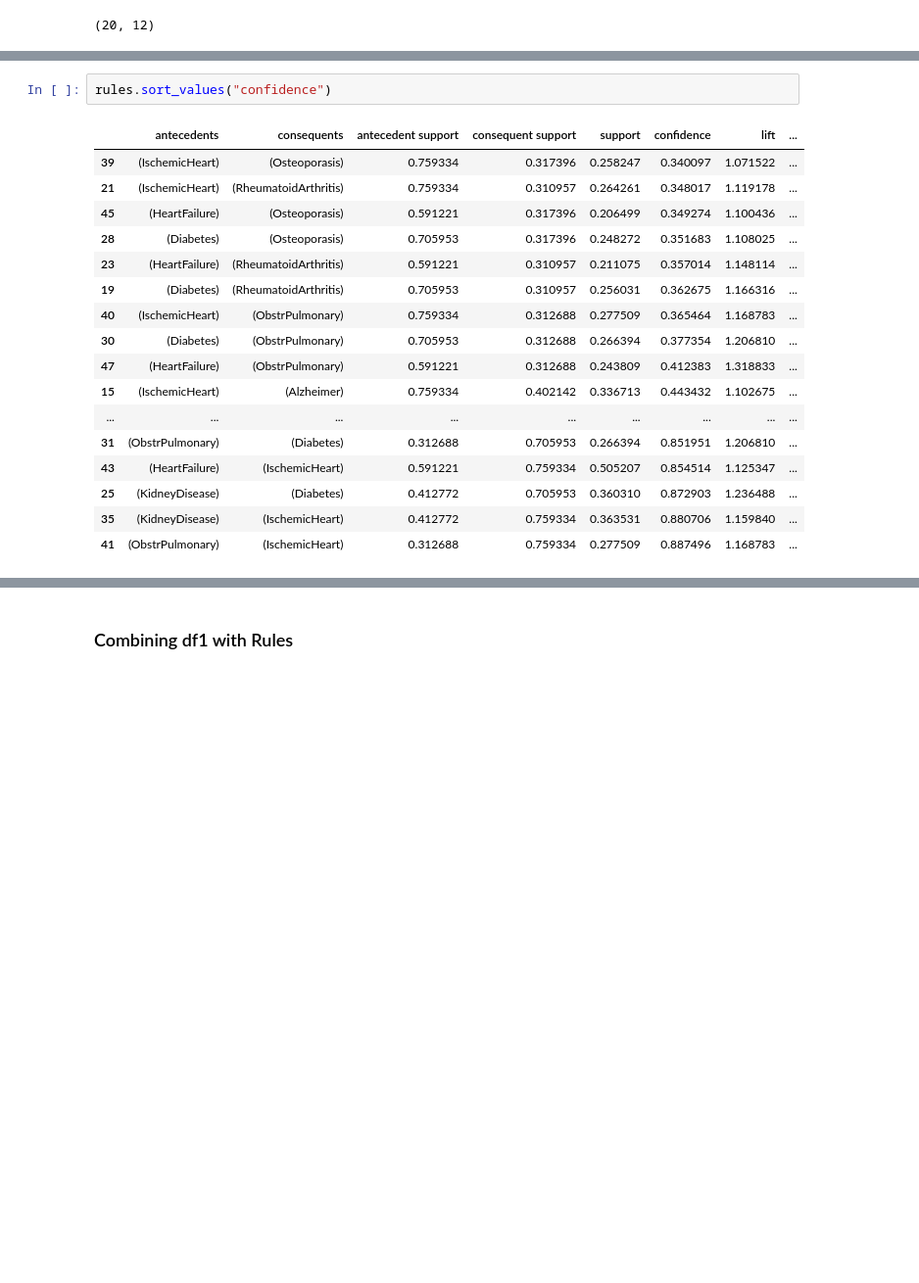
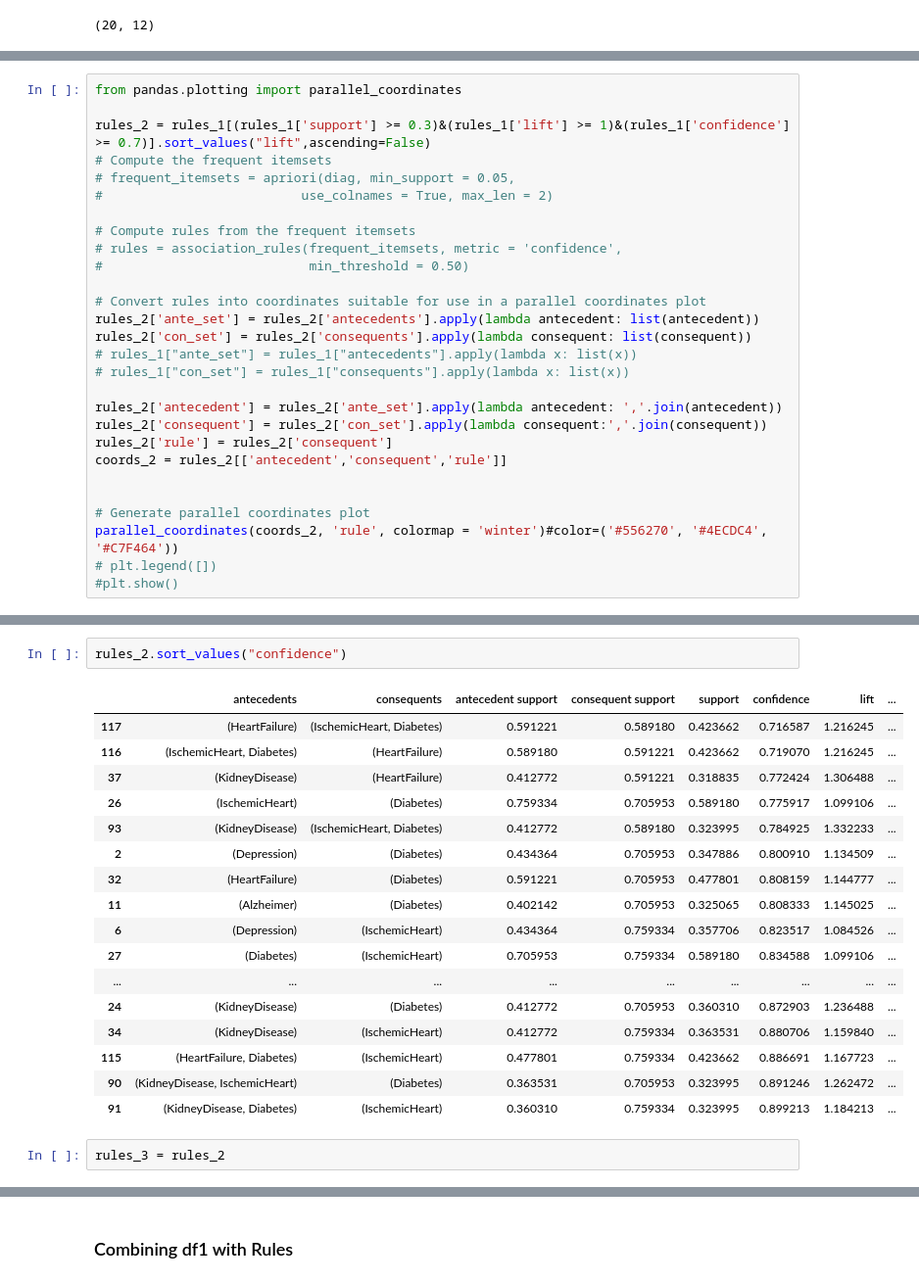
Before and after one commit to DebLeong/HealthCareCapstone, a Jupyter notebook: deb/Market Basket Analysis - illness.ipynb, the cells around one changed output, grey strips where cells are left out. Shown at 98% size. Cells and saved outputs as stored; diff of their text form; blank space fills up the shorter version.

```diff
--- a/deb/Market Basket Analysis - illness.ipynb
+++ b/deb/Market Basket Analysis - illness.ipynb
@@ -350,0 +406,28 @@ AttributeError: module 'matplotlib' has no attribute 'show'
+# %%
+from pandas.plotting import parallel_coordinates
+
+rules_2 = rules_1[(rules_1['support'] >= 0.3)&(rules_1['lift'] >= 1)&(rules_1['confidence'] >= 0.7)].sort_values("lift",ascending=False)
+# Compute the frequent itemsets
+# frequent_itemsets = apriori(diag, min_support = 0.05,
+#                          use_colnames = True, max_len = 2)
+
+# Compute rules from the frequent itemsets
+# rules = association_rules(frequent_itemsets, metric = 'confidence',
+#                           min_threshold = 0.50)
+
+# Convert rules into coordinates suitable for use in a parallel coordinates plot
+rules_2['ante_set'] = rules_2['antecedents'].apply(lambda antecedent: list(antecedent))
+rules_2['con_set'] = rules_2['consequents'].apply(lambda consequent: list(consequent))
+# rules_1["ante_set"] = rules_1["antecedents"].apply(lambda x: list(x))
+# rules_1["con_set"] = rules_1["consequents"].apply(lambda x: list(x))
+
+rules_2['antecedent'] = rules_2['ante_set'].apply(lambda antecedent: ','.join(antecedent))
+rules_2['consequent'] = rules_2['con_set'].apply(lambda consequent:','.join(consequent))
+rules_2['rule'] = rules_2['consequent']
+coords_2 = rules_2[['antecedent','consequent','rule']]
+
+
+# Generate parallel coordinates plot
+parallel_coordinates(coords_2, 'rule', colormap = 'winter')#color=('#556270', '#4ECDC4', '#C7F464'))
+# plt.legend([])
+#plt.show()
@@ -351,20 +444,22 @@ AttributeError: module 'matplotlib' has no attribute 'show'
 # %%
-rules.sort_values("confidence")
+rules_2.sort_values("confidence")
 # %% [output]
 |  | antecedents | consequents | antecedent support | consequent support | support | confidence | lift | ... |
-| 39 | (IschemicHeart) | (Osteoporasis) | 0.759334 | 0.317396 | 0.258247 | 0.340097 | 1.071522 | ... |
-| 21 | (IschemicHeart) | (RheumatoidArthritis) | 0.759334 | 0.310957 | 0.264261 | 0.348017 | 1.119178 | ... |
-| 45 | (HeartFailure) | (Osteoporasis) | 0.591221 | 0.317396 | 0.206499 | 0.349274 | 1.100436 | ... |
-| 28 | (Diabetes) | (Osteoporasis) | 0.705953 | 0.317396 | 0.248272 | 0.351683 | 1.108025 | ... |
-| 23 | (HeartFailure) | (RheumatoidArthritis) | 0.591221 | 0.310957 | 0.211075 | 0.357014 | 1.148114 | ... |
-| 19 | (Diabetes) | (RheumatoidArthritis) | 0.705953 | 0.310957 | 0.256031 | 0.362675 | 1.166316 | ... |
-| 40 | (IschemicHeart) | (ObstrPulmonary) | 0.759334 | 0.312688 | 0.277509 | 0.365464 | 1.168783 | ... |
-| 30 | (Diabetes) | (ObstrPulmonary) | 0.705953 | 0.312688 | 0.266394 | 0.377354 | 1.206810 | ... |
-| 47 | (HeartFailure) | (ObstrPulmonary) | 0.591221 | 0.312688 | 0.243809 | 0.412383 | 1.318833 | ... |
-| 15 | (IschemicHeart) | (Alzheimer) | 0.759334 | 0.402142 | 0.336713 | 0.443432 | 1.102675 | ... |
+| 117 | (HeartFailure) | (IschemicHeart, Diabetes) | 0.591221 | 0.589180 | 0.423662 | 0.716587 | 1.216245 | ... |
+| 116 | (IschemicHeart, Diabetes) | (HeartFailure) | 0.589180 | 0.591221 | 0.423662 | 0.719070 | 1.216245 | ... |
+| 37 | (KidneyDisease) | (HeartFailure) | 0.412772 | 0.591221 | 0.318835 | 0.772424 | 1.306488 | ... |
+| 26 | (IschemicHeart) | (Diabetes) | 0.759334 | 0.705953 | 0.589180 | 0.775917 | 1.099106 | ... |
+| 93 | (KidneyDisease) | (IschemicHeart, Diabetes) | 0.412772 | 0.589180 | 0.323995 | 0.784925 | 1.332233 | ... |
+| 2 | (Depression) | (Diabetes) | 0.434364 | 0.705953 | 0.347886 | 0.800910 | 1.134509 | ... |
+| 32 | (HeartFailure) | (Diabetes) | 0.591221 | 0.705953 | 0.477801 | 0.808159 | 1.144777 | ... |
+| 11 | (Alzheimer) | (Diabetes) | 0.402142 | 0.705953 | 0.325065 | 0.808333 | 1.145025 | ... |
+| 6 | (Depression) | (IschemicHeart) | 0.434364 | 0.759334 | 0.357706 | 0.823517 | 1.084526 | ... |
+| 27 | (Diabetes) | (IschemicHeart) | 0.705953 | 0.759334 | 0.589180 | 0.834588 | 1.099106 | ... |
 | ... | ... | ... | ... | ... | ... | ... | ... | ... |
-| 31 | (ObstrPulmonary) | (Diabetes) | 0.312688 | 0.705953 | 0.266394 | 0.851951 | 1.206810 | ... |
-| 43 | (HeartFailure) | (IschemicHeart) | 0.591221 | 0.759334 | 0.505207 | 0.854514 | 1.125347 | ... |
-| 25 | (KidneyDisease) | (Diabetes) | 0.412772 | 0.705953 | 0.360310 | 0.872903 | 1.236488 | ... |
-| 35 | (KidneyDisease) | (IschemicHeart) | 0.412772 | 0.759334 | 0.363531 | 0.880706 | 1.159840 | ... |
-| 41 | (ObstrPulmonary) | (IschemicHeart) | 0.312688 | 0.759334 | 0.277509 | 0.887496 | 1.168783 | ... |
+| 24 | (KidneyDisease) | (Diabetes) | 0.412772 | 0.705953 | 0.360310 | 0.872903 | 1.236488 | ... |
+| 34 | (KidneyDisease) | (IschemicHeart) | 0.412772 | 0.759334 | 0.363531 | 0.880706 | 1.159840 | ... |
+| 115 | (HeartFailure, Diabetes) | (IschemicHeart) | 0.477801 | 0.759334 | 0.423662 | 0.886691 | 1.167723 | ... |
+| 90 | (KidneyDisease, IschemicHeart) | (Diabetes) | 0.363531 | 0.705953 | 0.323995 | 0.891246 | 1.262472 | ... |
+| 91 | (KidneyDisease, Diabetes) | (IschemicHeart) | 0.360310 | 0.759334 | 0.323995 | 0.899213 | 1.184213 | ... |
+# %%
+rules_3 = rules_2
```
Also changed, not shown: parts of 98 cells of this notebook.
